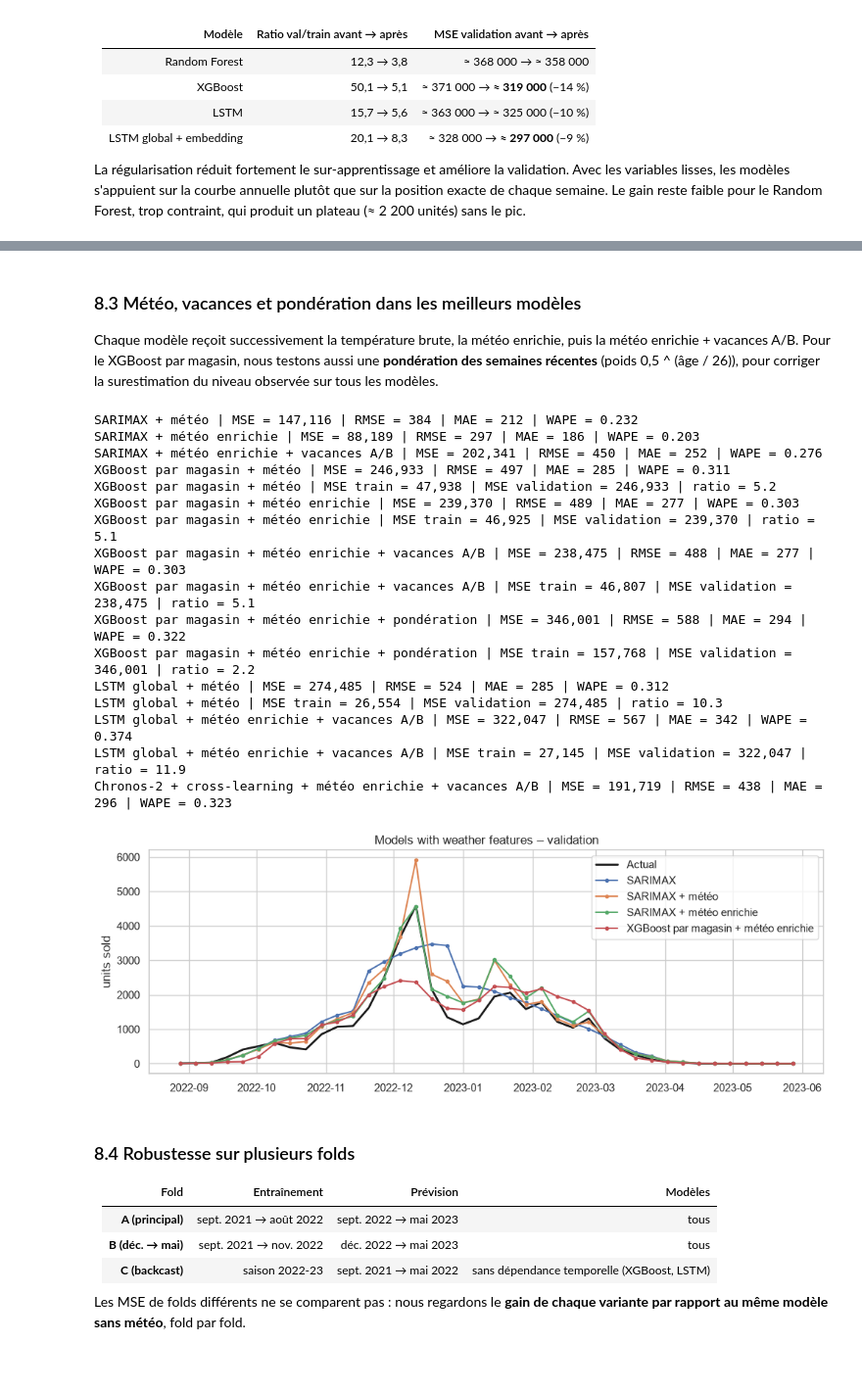
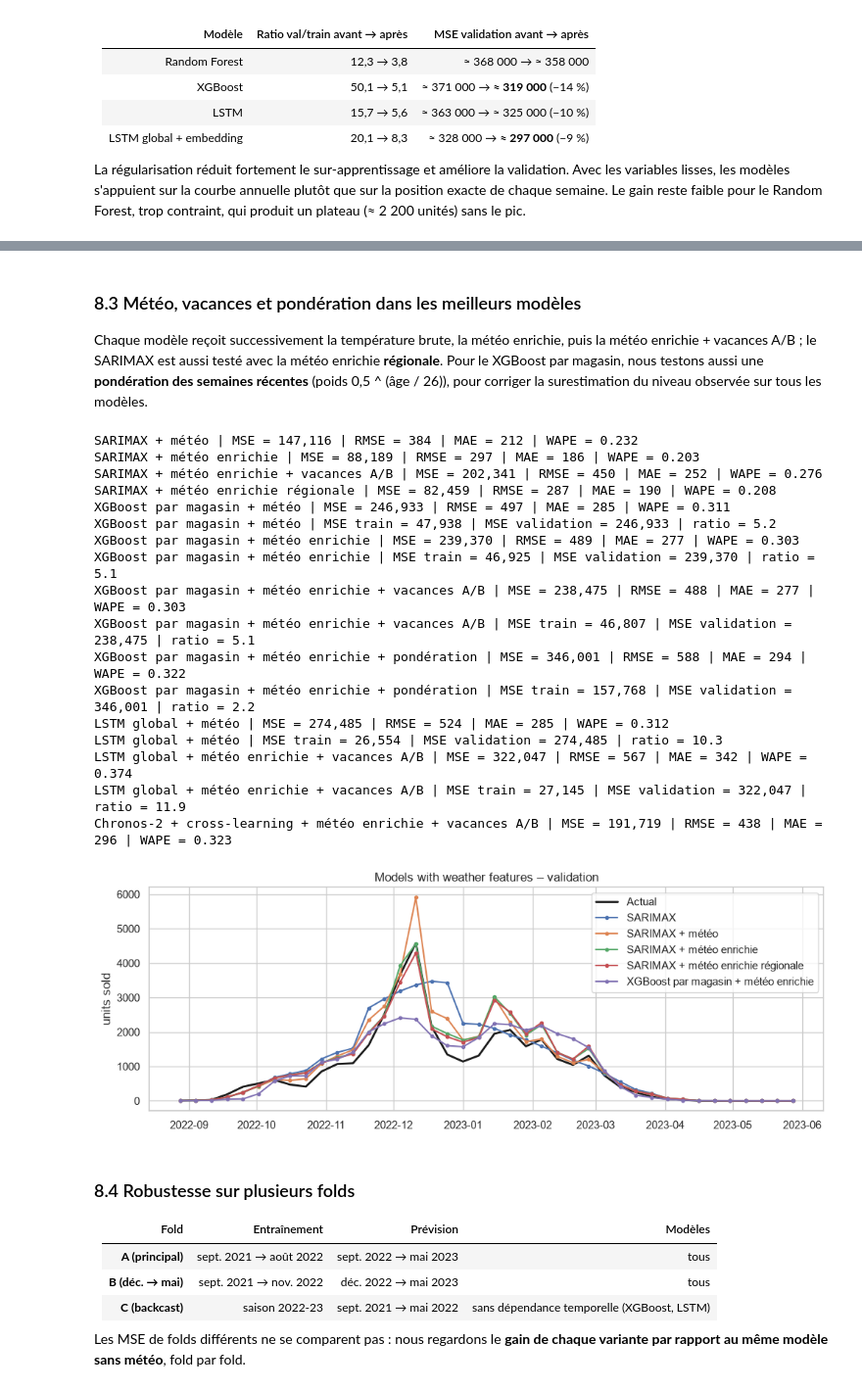
Before and after one commit to deboramendes27/decathlon-forecast, a Jupyter notebook: notebooks/02_modeles.ipynb, the cells around one changed output, grey strips where cells are left out. Shown at 98% size. Drawn from its saved outputs; the diff is of its cells as text; code cells hidden in the pictures; blank space fills up the shorter version.

```diff
--- a/notebooks/02_modeles.ipynb
+++ b/notebooks/02_modeles.ipynb
@@ -861,11 +929,13 @@ Premières vagues de froid : [datetime.date(2021, 11, 21), datetime.date(2022, 1
 # %% [markdown]
 ### 8.3 Météo, vacances et pondération dans les meilleurs modèles
 
-Chaque modèle reçoit successivement la température brute, la météo enrichie, puis la météo enrichie + vacances A/B.
+Chaque modèle reçoit successivement la température brute, la météo enrichie, puis la météo enrichie + vacances A/B ;
+le SARIMAX est aussi testé avec la météo enrichie **régionale**.
 Pour le XGBoost par magasin, nous testons aussi une **pondération des semaines récentes** (poids 0,5 ^ (âge / 26)),
 pour corriger la surestimation du niveau observée sur tous les modèles.
 # %%
 sarimax_rich_forecast = make_sarimax_forecast(METEO_RICH)
+sarimax_rich_reg_forecast = make_sarimax_forecast(METEO_RICH_REG)
 store_rich_forecast = make_store_forecast(meteo_cols=METEO_RICH)
 store_lstm_rich_ab_forecast = make_store_lstm_forecast(epochs=60, meteo_cols=METEO_RICH_AB)
 chronos_rich_ab_forecast = make_chronos_store_forecast(cross_learning=True, meteo_cols=METEO_RICH_AB)
@@ -873,38 +943,41 @@ optimized = {
     'SARIMAX + météo': make_sarimax_forecast(METEO_RAW),
     'SARIMAX + météo enrichie': sarimax_rich_forecast,
     'SARIMAX + météo enrichie + vacances A/B': make_sarimax_forecast(METEO_RICH_AB),
+    'SARIMAX + météo enrichie régionale': sarimax_rich_reg_forecast,
     'XGBoost par magasin + météo': make_store_forecast(meteo_cols=METEO_RAW),
     'XGBoost par magasin + météo enrichie': store_rich_forecast,
     'XGBoost par magasin + météo enrichie + vacances A/B': make_store_forecast(meteo_cols=METEO_RICH_AB),
     'XGBoost par magasin + météo enrichie + pondération': make_store_forecast(meteo_cols=METEO_RICH, half_life=26),
     'LSTM global + météo': make_store_lstm_forecast(epochs=60, meteo_cols=METEO_RAW),
     'LSTM global + météo enrichie + vacances A/B': store_lstm_rich_ab_forecast,
     'Chronos-2 + cross-learning + météo enrichie + vacances A/B': chronos_rich_ab_forecast,
 }
 for name, fn in optimized.items():
     evaluate(name, fn)
     if name.startswith(('XGBoost', 'LSTM')):
         overfit_check(name, fn)
-plot_val(['SARIMAX', 'SARIMAX + météo', 'SARIMAX + météo enrichie', 'XGBoost par magasin + météo enrichie'],
+plot_val(['SARIMAX', 'SARIMAX + météo', 'SARIMAX + météo enrichie', 'SARIMAX + météo enrichie régionale',
+          'XGBoost par magasin + météo enrichie'],
          'Models with weather features – validation')
 # %% [output]
 SARIMAX + météo | MSE = 147,116 | RMSE = 384 | MAE = 212 | WAPE = 0.232
 SARIMAX + météo enrichie | MSE = 88,189 | RMSE = 297 | MAE = 186 | WAPE = 0.203
 SARIMAX + météo enrichie + vacances A/B | MSE = 202,341 | RMSE = 450 | MAE = 252 | WAPE = 0.276
+SARIMAX + météo enrichie régionale | MSE = 82,459 | RMSE = 287 | MAE = 190 | WAPE = 0.208
 XGBoost par magasin + météo | MSE = 246,933 | RMSE = 497 | MAE = 285 | WAPE = 0.311
 XGBoost par magasin + météo | MSE train = 47,938 | MSE validation = 246,933 | ratio = 5.2
 XGBoost par magasin + météo enrichie | MSE = 239,370 | RMSE = 489 | MAE = 277 | WAPE = 0.303
 XGBoost par magasin + météo enrichie | MSE train = 46,925 | MSE validation = 239,370 | ratio = 5.1
 XGBoost par magasin + météo enrichie + vacances A/B | MSE = 238,475 | RMSE = 488 | MAE = 277 | WAPE = 0.303
 XGBoost par magasin + météo enrichie + vacances A/B | MSE train = 46,807 | MSE validation = 238,475 | ratio = 5.1
 XGBoost par magasin + météo enrichie + pondération | MSE = 346,001 | RMSE = 588 | MAE = 294 | WAPE = 0.322
 XGBoost par magasin + météo enrichie + pondération | MSE train = 157,768 | MSE validation = 346,001 | ratio = 2.2
 LSTM global + météo | MSE = 274,485 | RMSE = 524 | MAE = 285 | WAPE = 0.312
 LSTM global + météo | MSE train = 26,554 | MSE validation = 274,485 | ratio = 10.3
 LSTM global + météo enrichie + vacances A/B | MSE = 322,047 | RMSE = 567 | MAE = 342 | WAPE = 0.374
 LSTM global + météo enrichie + vacances A/B | MSE train = 27,145 | MSE validation = 322,047 | ratio = 11.9
 Chronos-2 + cross-learning + météo enrichie + vacances A/B | MSE = 191,719 | RMSE = 438 | MAE = 296 | WAPE = 0.323
-[figure, old version]
+[figure, new version]
 # %% [markdown]
 ### 8.4 Robustesse sur plusieurs folds
 
```
Also changed, not shown: parts of 18 cells of this notebook, 2 other files.
